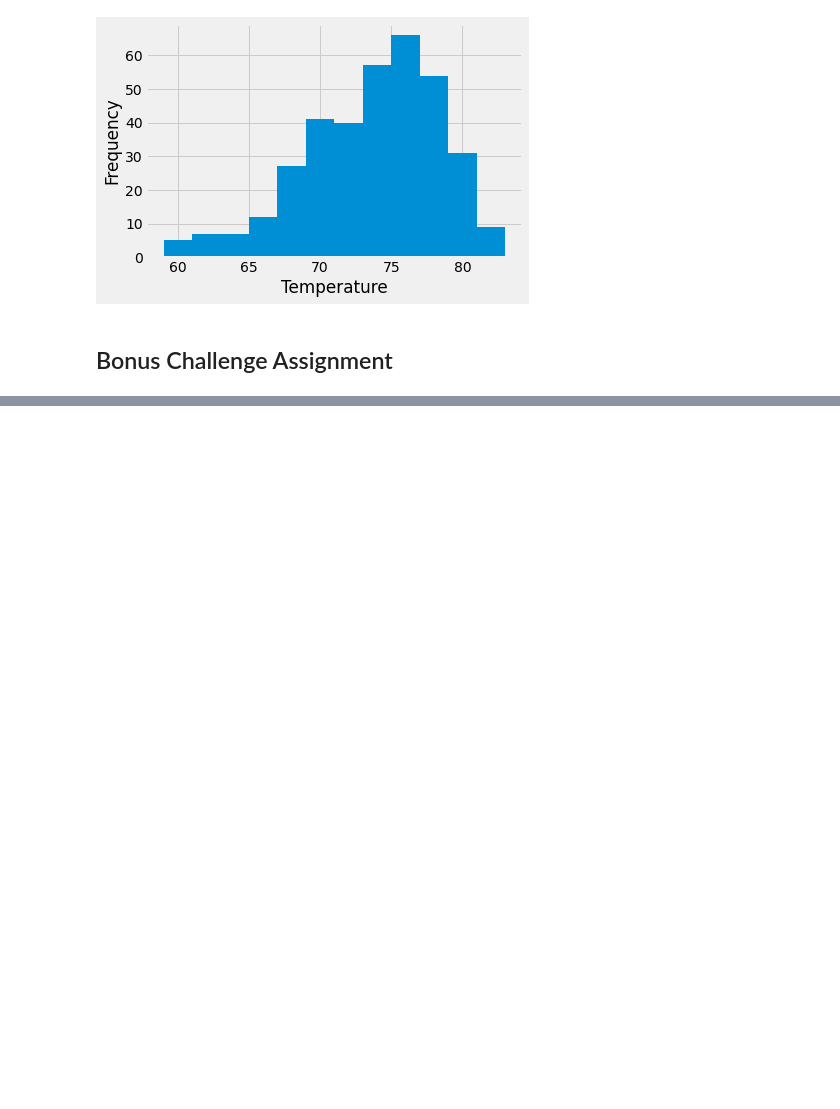
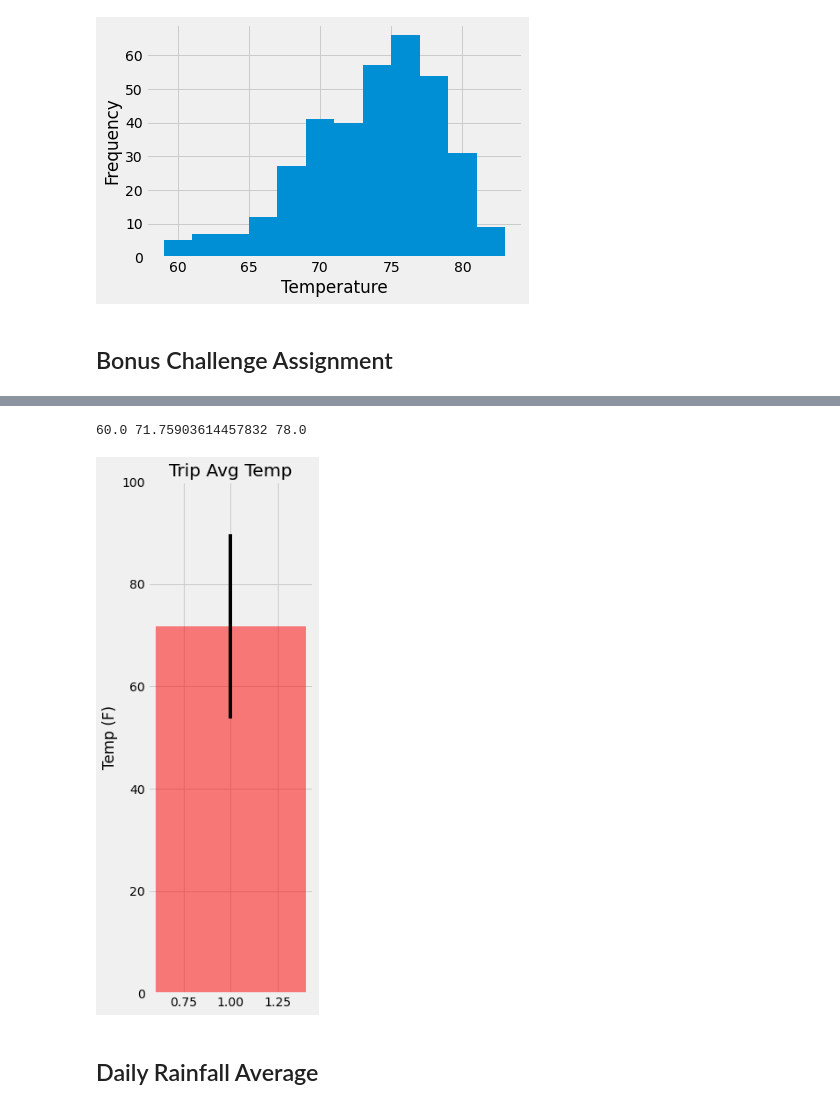
Before and after one commit to qizhengyaoyao/SQLAlchemy-challenge, a Jupyter notebook: climate_starter.ipynb, the cells around one changed output, grey strips where cells are left out. Drawn from its saved outputs; the diff is of its cells as text; code cells hidden in the pictures; blank space fills up the shorter version.

```diff
--- a/climate_starter.ipynb
+++ b/climate_starter.ipynb
@@ -193,11 +252,29 @@ print(calc_temps('2012-02-28', '2012-03-05'))
 # %%
 # Use your previous function `calc_temps` to calculate the tmin, tavg, and tmax
 # for your trip using the previous year's data for those same dates.
+start_date = '2016-12-15'
+end_date = '2016-12-27'
+temp_pre =calc_temps(start_date, end_date)
+tmin,tavg,tmax=temp_pre[0]
+#tavg=temp_pre[1]
+#tmax=temp_pre[2]
+print(tmin,tavg,tmax)
+# %% [output]
+60.0 71.75903614457832 78.0
 # %%
 # Plot the results from your previous query as a bar chart.
 # Use "Trip Avg Temp" as your Title
 # Use the average temperature for the y value
 # Use the peak-to-peak (tmax-tmin) value as the y error bar (yerr)
+plt.figure(figsize=(3,10));
+plt.bar(1,tavg,yerr=tmax-tmin,color='red',alpha=.5);
+plt.ylim(0,100);
+plt.ylabel("Temp (F)");
+plt.title("Trip Avg Temp");
+# %% [output]
+[figure, added]
+# %% [markdown]
+## Daily Rainfall Average
 # %%
 # Calculate the total amount of rainfall per weather station for your trip dates using the previous year's matching dates.
 # Sort this in descending order by precipitation amount and list the station, name, latitude, longitude, and elevation
```
Also changed, not shown: parts of 20 cells of this notebook, 1 other file.
